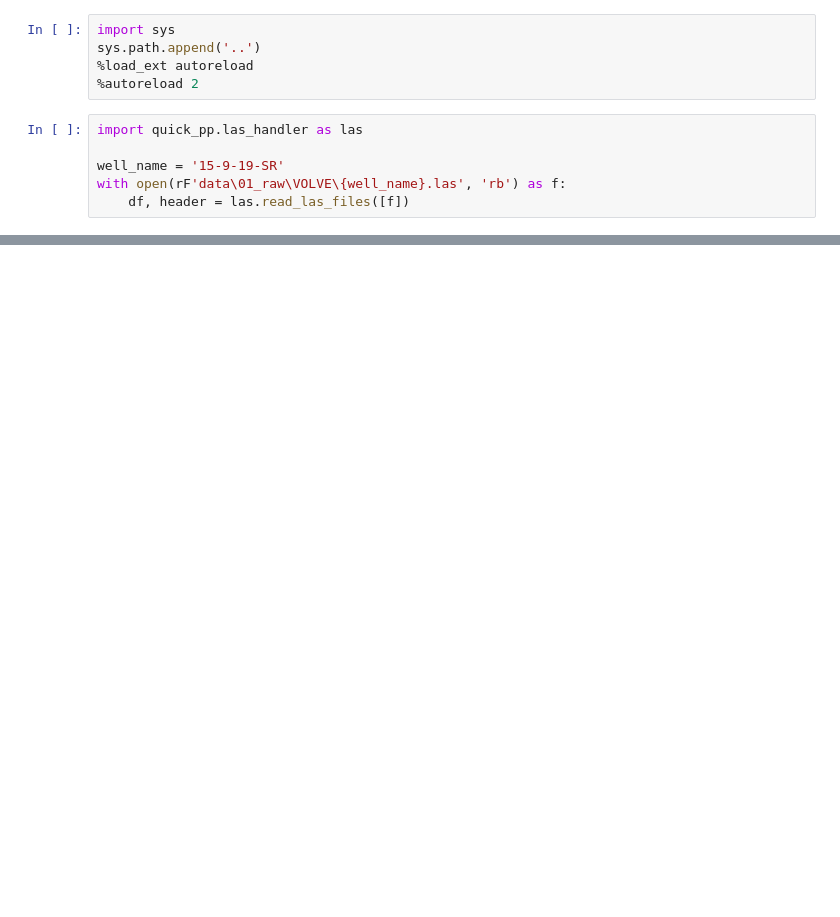
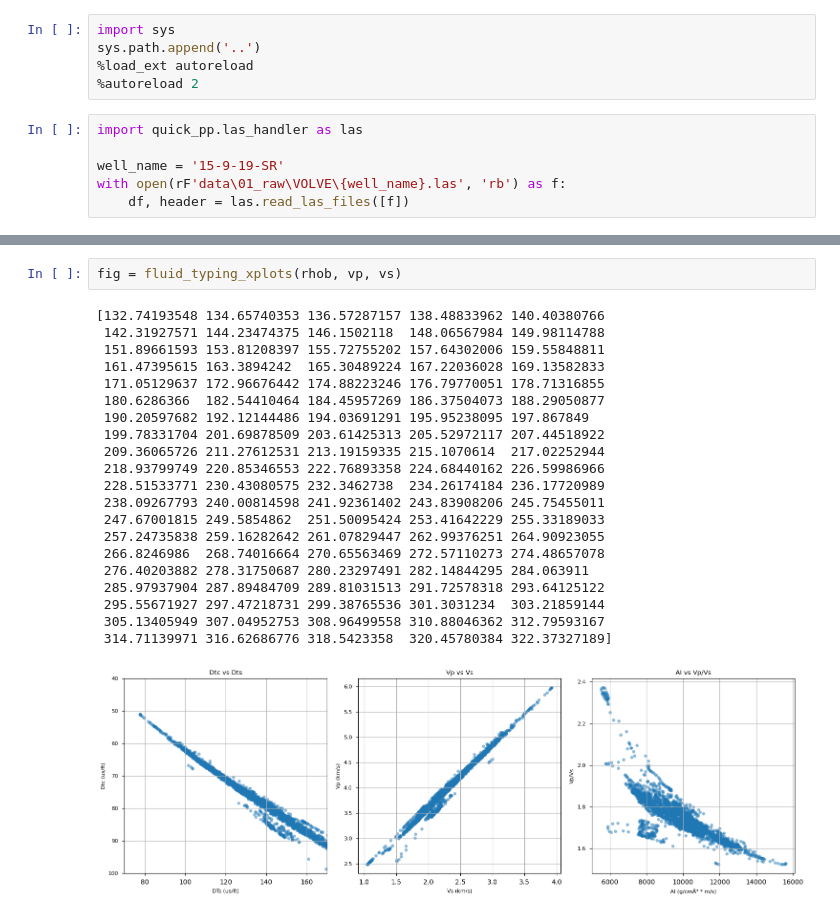
Before and after one commit to imranfadhil/quick_pp, a Jupyter notebook: notebooks/rp_rpm.ipynb, the cells around one changed output, grey strips where cells are left out. Drawn from its saved outputs; the diff is of its cells as text; blank space fills up the shorter version.

Commit message:
draft xplots for fluid typing in rpm module

```diff
--- a/notebooks/rp_rpm.ipynb
+++ b/notebooks/rp_rpm.ipynb
@@ -35,0 +66,24 @@ fig = qaqc_xplots(rhob, vp, vs)
+# %%
+fig = fluid_typing_xplots(rhob, vp, vs)
+# %% [output]
+[132.74193548 134.65740353 136.57287157 138.48833962 140.40380766
+ 142.31927571 144.23474375 146.1502118  148.06567984 149.98114788
+ 151.89661593 153.81208397 155.72755202 157.64302006 159.55848811
+ 161.47395615 163.3894242  165.30489224 167.22036028 169.13582833
+ 171.05129637 172.96676442 174.88223246 176.79770051 178.71316855
+ 180.6286366  182.54410464 184.45957269 186.37504073 188.29050877
+ 190.20597682 192.12144486 194.03691291 195.95238095 197.867849
+ 199.78331704 201.69878509 203.61425313 205.52972117 207.44518922
+ 209.36065726 211.27612531 213.19159335 215.1070614  217.02252944
+ 218.93799749 220.85346553 222.76893358 224.68440162 226.59986966
+ 228.51533771 230.43080575 232.3462738  234.26174184 236.17720989
+ 238.09267793 240.00814598 241.92361402 243.83908206 245.75455011
+ 247.67001815 249.5854862  251.50095424 253.41642229 255.33189033
+ 257.24735838 259.16282642 261.07829447 262.99376251 264.90923055
+ 266.8246986  268.74016664 270.65563469 272.57110273 274.48657078
+ 276.40203882 278.31750687 280.23297491 282.14844295 284.063911
+ 285.97937904 287.89484709 289.81031513 291.72578318 293.64125122
+ 295.55671927 297.47218731 299.38765536 301.3031234  303.21859144
+ 305.13405949 307.04952753 308.96499558 310.88046362 312.79593167
+ 314.71139971 316.62686776 318.5423358  320.45780384 322.37327189]
+[figure, added]
```
Also changed, not shown: parts of 6 cells of this notebook, 1 other file.
